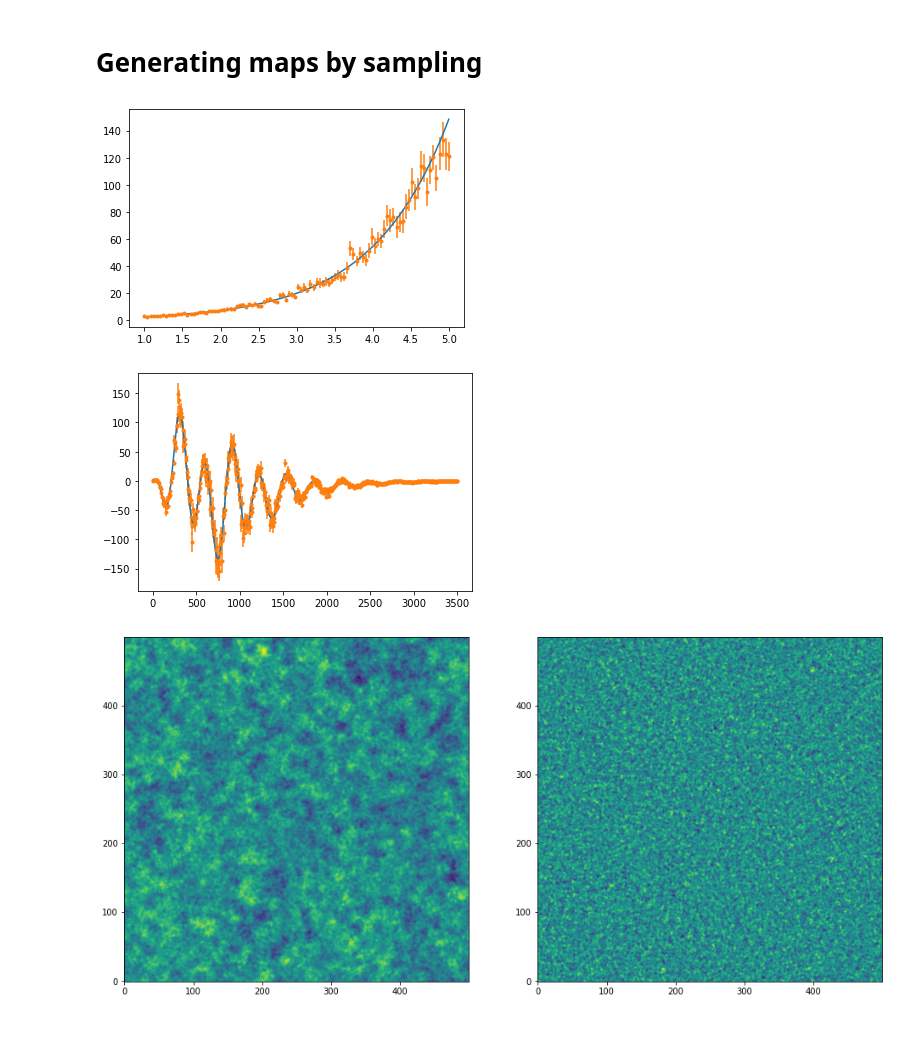
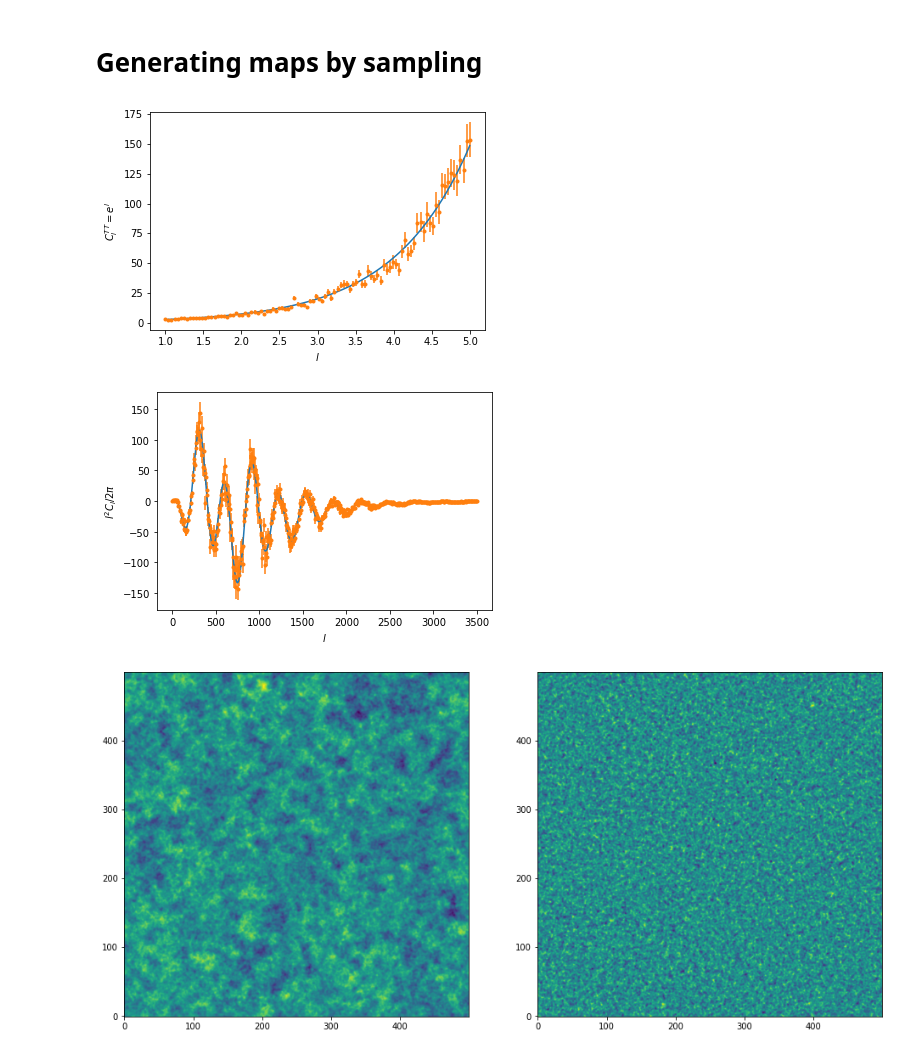
Before and after one commit to winstonyin/cmb_simulation, a Jupyter notebook: cmb_simulation.ipynb, the cells around one changed output. Drawn from its saved outputs; the diff is of its cells as text; code cells hidden in the pictures.

Commit message:
Labelled plots and added all estimators

```diff
--- a/cmb_simulation.ipynb
+++ b/cmb_simulation.ipynb
@@ -119,33 +122,37 @@ stds = np.std((samples*samples.conj()).real, axis=0)/np.sqrt(100)
 
 spec.plot(ls)
 plt.errorbar(ls, means, stds, fmt='.')
+plt.xlabel('$l$')
+plt.ylabel('$C^{TT}_l = e^l$')
 plt.show()
 # validate: line goes through points, error bars make sense
 # %% [output]
-[figure, old version]
+[figure, new version]
 # %%
 # choleskyUnlensed, sampleCov
 cmb = CMBSpectra(powers)
 ls = np.linspace(0, 3500, 500)
 chol = cmb.choleskyUnlensed(ls)
 samples = np.array([sampleCov(chol) for _ in range(100)])
 means_TT = np.mean((samples[:,:,0]*samples[:,:,0].conj()).real, axis=0)
 stds_TT = np.std((samples[:,:,0]*samples[:,:,0].conj()).real, axis=0)/np.sqrt(100)
 means_EE = np.mean((samples[:,:,1]*samples[:,:,1].conj()).real, axis=0)
 stds_EE = np.std((samples[:,:,1]*samples[:,:,1].conj()).real, axis=0)/np.sqrt(100)
 means_TE = np.mean((samples[:,:,0]*samples[:,:,1].conj()).real, axis=0)
 stds_TE = np.std((samples[:,:,0]*samples[:,:,1].conj()).real, axis=0)/np.sqrt(100)
 
 # cmb.TT.plot(ls, lambda l: l**2/(2*np.pi))
 # plt.errorbar(ls, means_TT*ls**2/(2*np.pi), stds_TT*ls**2/(2*np.pi), fmt='.')
 # cmb.EE.plot(ls, lambda l: l**2/(2*np.pi))
 # plt.errorbar(ls, means_EE*ls**2/(2*np.pi), stds_EE*ls**2/(2*np.pi), fmt='.')
 cmb.TE.plot(ls, lambda l: l**2/(2*np.pi))
 plt.errorbar(ls, means_TE*ls**2/(2*np.pi), stds_TE*ls**2/(2*np.pi), fmt='.')
+plt.xlabel('$l$')
+plt.ylabel('$l^2C_l/2\pi$')
 plt.show()
 # validate: curves passes through points, error bars look reasonable
 # %% [output]
-[figure, old version]
+[figure, new version]
 # %%
 # generatePrimordialMaps, CMBMap.plot
 d = 0.001
```
Also changed, not shown: parts of 7 cells of this notebook, 1 other file.
